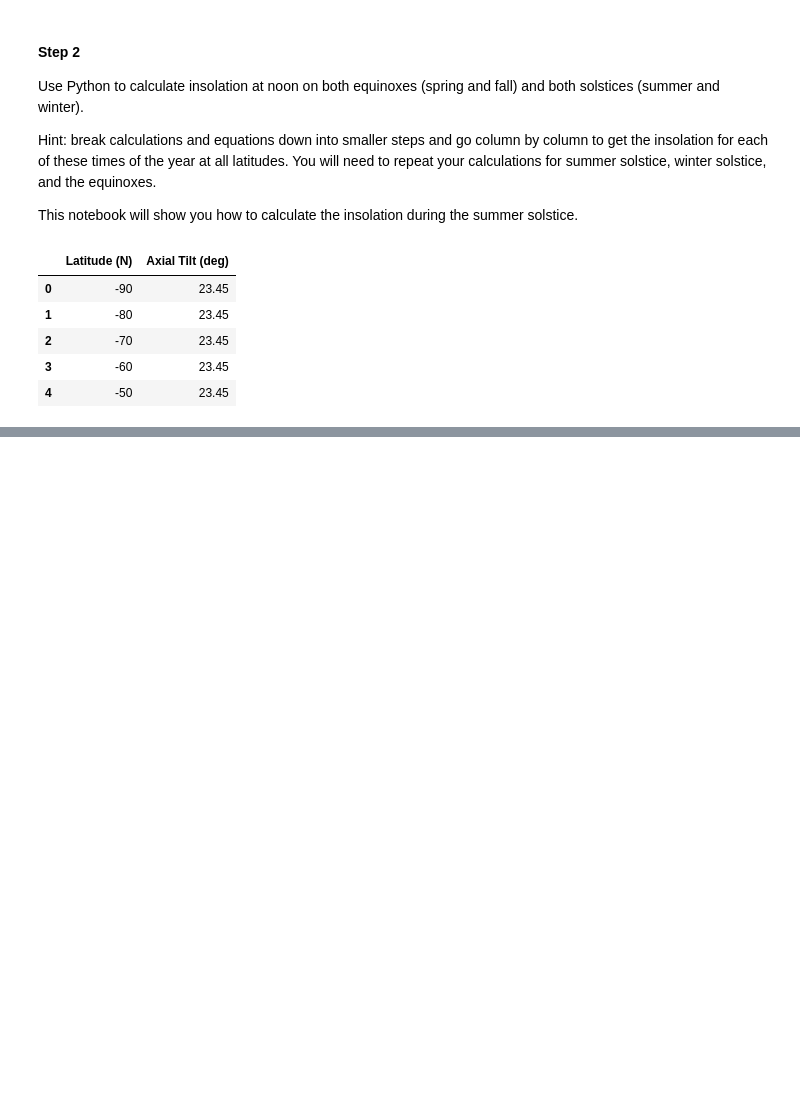
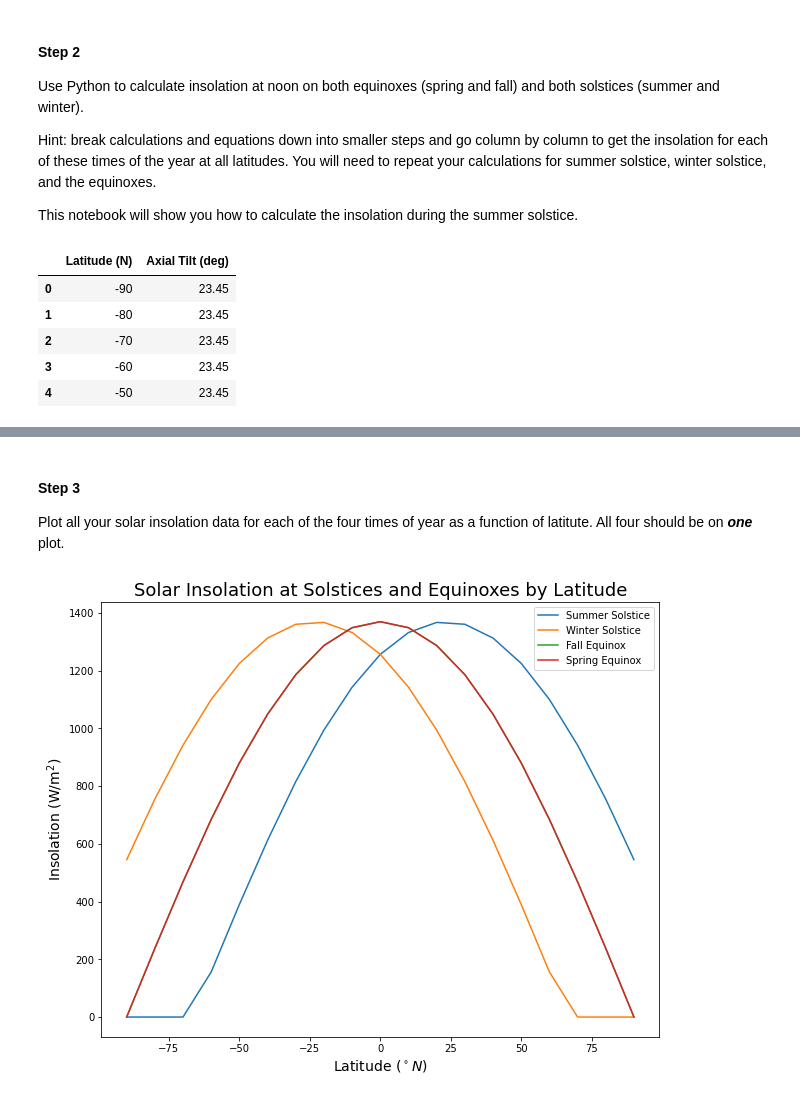
Before and after one commit to CUB-Computational-Tools/2020-ps-team-geol2001, a Jupyter notebook: solar_insolation_v1.ipynb, the cells around one changed output, grey strips where cells are left out. Saved outputs shown, nothing was run; the diff lists cells and outputs as text; code cells hidden in the pictures; blank space fills up the shorter version.

Commit message:
added solar insolation edits to git

```diff
--- a/solar_insolation_v1.ipynb
+++ b/solar_insolation_v1.ipynb
@@ -115,3 +99,2 @@ Q_by_lat.head()
 # %%
-Q_by_lat['Solar Constant (W/m^2)'] = 1370
-Q_by_lat.head()
+Q_summer['Solar Constant (W/m^2)'] = 1370
@@ -126,0 +125,10 @@ Q_by_lat['q Summer (W/m^2)'] =
+# %%
+Q_winter = pd.DataFrame()
+Q_winter['Latitude (N)'] = np.arange(-90, 100, 10)
+Q_winter['Axial Tilt (deg)'] = 23.45
+Q_winter['Zenith Angle (deg)'] = Q_winter['Latitude (N)'] + Q_winter['Axial Tilt (deg)']
+Q_winter['Zenith Angle (rad)'] = np.radians(Q_winter['Zenith Angle (deg)'])
+Q_winter['Solar Constant (W/m^2)'] = 1370
+Q_winter['q Winter (W/m^2)'] = np.cos(Q_winter['Zenith Angle (rad)']) * Q_winter['Solar Constant (W/m^2)']
+Q_winter['q Winter (W/m^2)'] = [0 if i < 0 else i for i in Q_winter['q Winter (W/m^2)']]
+Q_winter
@@ -126,0 +153,10 @@ Q_by_lat['q Summer (W/m^2)'] =
+# %%
+Q_fall = pd.DataFrame()
+Q_fall['Latitude (N)'] = np.arange(-90, 100, 10)
+Q_fall['Axial Tilt (deg)'] = 23.45
+Q_fall['Zenith Angle (deg)'] = Q_fall['Latitude (N)']
+Q_fall['Zenith Angle (rad)'] = np.radians(Q_fall['Zenith Angle (deg)'])
+Q_fall['Solar Constant (W/m^2)'] = 1370
+Q_fall['q Fall (W/m^2)'] = np.cos(Q_fall['Zenith Angle (rad)']) * Q_fall['Solar Constant (W/m^2)']
+Q_fall['q Fall (W/m^2)'] = [0 if i < 0 else i for i in Q_fall['q Fall (W/m^2)']]
+Q_fall
@@ -126,0 +181,10 @@ Q_by_lat['q Summer (W/m^2)'] =
+# %%
+Q_spring = pd.DataFrame()
+Q_spring['Latitude (N)'] = np.arange(-90, 100, 10)
+Q_spring['Axial Tilt (deg)'] = 23.45
+Q_spring['Zenith Angle (deg)'] = Q_spring['Latitude (N)']
+Q_spring['Zenith Angle (rad)'] = np.radians(Q_spring['Zenith Angle (deg)'])
+Q_spring['Solar Constant (W/m^2)'] = 1370
+Q_spring['q Spring (W/m^2)'] = np.cos(Q_spring['Zenith Angle (rad)']) * Q_spring['Solar Constant (W/m^2)']
+Q_spring['q Spring (W/m^2)'] = [0 if i < 0 else i for i in Q_spring['q Spring (W/m^2)']]
+Q_spring
@@ -126,0 +215,18 @@ Q_by_lat['q Summer (W/m^2)'] =
+# %% [markdown]
+#### Step 3
+
+Plot all your solar insolation data for each of the four times of year as a function of latitute. All four should be on ***one*** plot.
+# %%
+import matplotlib.pyplot as plt
+fig, ax = plt.subplots(figsize = (10,8))
+plt.plot(Q_summer['Latitude (N)'], Q_summer['q Summer (W/m^2)'], label = 'Summer Solstice')
+plt.plot(Q_winter['Latitude (N)'], Q_winter['q Winter (W/m^2)'], label = 'Winter Solstice')
+plt.plot(Q_fall['Latitude (N)'], Q_fall['q Fall (W/m^2)'], label = 'Fall Equinox')
+plt.plot(Q_spring['Latitude (N)'], Q_spring['q Spring (W/m^2)'], label = 'Spring Equinox')
+plt.legend()
+plt.title('Solar Insolation at Solstices and Equinoxes by Latitude', size = 18)
+plt.xlabel('Latitude ($^\circ N$)', size = 14)
+plt.ylabel('Insolation (W/m$^2$)', size = 14)
+plt.show()
+# %% [output]
+[figure, added]
```
Also changed, not shown: parts of 41 cells of this notebook.
